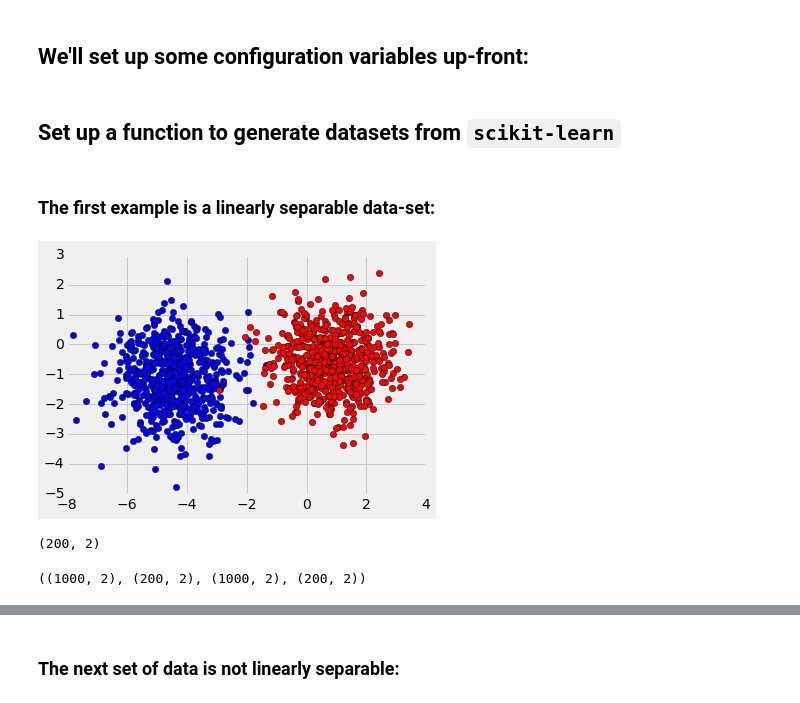
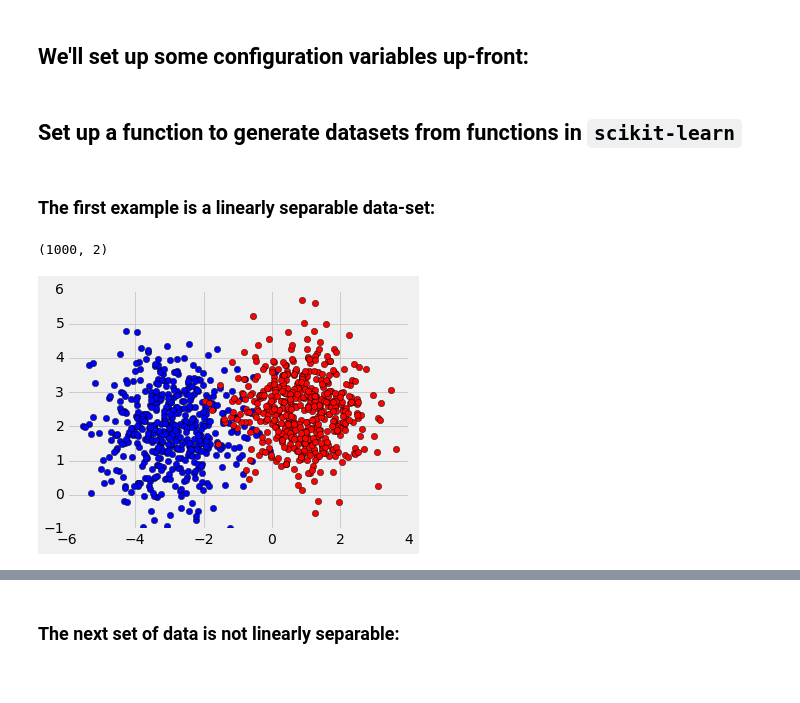
Before and after one commit to arokem/try-tf, a Jupyter notebook: try-tf.ipynb, the cells around one changed output, grey strips where cells are left out. Cells and saved outputs as stored; diff of their text form; code cells hidden in the pictures.

```diff
--- a/try-tf.ipynb
+++ b/try-tf.ipynb
@@ -17,27 +22,36 @@ mpl.style.use('fivethirtyeight')
 ## We'll set up some configuration variables up-front:
 # %%
 # Configuration variables:
-NUM_LABELS= 2    # The number of labels.
+num_labels = 2    # The number of labels.
 BATCH_SIZE = 100  # The number of training examples to use per training step.
 NUM_EPOCHS = 5
 NUM_HIDDEN = 5
 n_train = 1000
 n_test = 200
 # %% [markdown]
-## Set up a function to generate datasets from `scikit-learn`
+## Set up a function to generate datasets from functions in `scikit-learn`
 # %%
-def generate_dataset(func, train=1000, test=200, num_labels=NUM_LABELS, **kwargs):
-    fvecs, labels = func(train+test, **kwargs)
-    labels_onehot = (np.arange(num_labels) == labels[:, None]).astype(np.float32)
-    return fvecs, labels_onehot
+def generate_dataset(func, n_train=n_train, n_test=n_test, num_labels=num_labels, **kwargs):
+    fvecs, labels = func(n_train + n_test, **kwargs)
+    # We need the one-hot encoder!
+    labels_onehot = (np.arange(num_labels) == labels[:, None])
+    train_data, test_data, train_labels, test_labels = train_test_split(fvecs.astype(np.float32),
+                                                                        labels_onehot.astype(np.float32),
+                                                                        train_size=n_train)
+    return train_data, test_data, train_labels, test_labels
 # %% [markdown]
 ### The first example is a linearly separable data-set:
 # %%
-data, labels = generate_dataset(make_blobs, train=1000, test=200, centers=2, center_box=[-6., 6])
+train_data, test_data, train_labels, test_labels = generate_dataset(make_blobs, n_train=1000, n_test=200,
+                                                                    centers=2, center_box=[-4., 4.])
+# %%
+train_labels.shape
+# %% [output]
+(1000, 2)
 # %%
 fig, ax = plt.subplots(1)
-ax.plot(data[np.where(labels[:, 0]), 0], data[np.where(labels[:, 0]), 1], 'bo')
-ax.plot(data[np.where(labels[:, 1]), 0], data[np.where(labels[:, 1]), 1], 'ro')
+ax.plot(train_data[np.where(train_labels[:, 0]), 0], train_data[np.where(train_labels[:, 0]), 1], 'bo')
+ax.plot(train_data[np.where(train_labels[:, 1]), 0], train_data[np.where(train_labels[:, 1]), 1], 'ro')
 ax.set_aspect('equal')
 # %% [output]
-[figure, old version]
+[figure, new version]
@@ -46,4 +57,0 @@ fvecs, labels_onehot = extract_data(test_data_filename)
-# %%
-fvecs.shape
-# %% [output]
-(200, 2)
@@ -54,5 +58 @@ train_data, test_data, train_labels, test_labels = train_test_split(data, labels
-# %%
-train_data.shape, test_data.shape, train_labels.shape, test_labels.shape
-# %% [output]
-((1000, 2), (200, 2), (1000, 2), (200, 2))
 # %%
```
Also changed, not shown: parts of 44 cells of this notebook.
